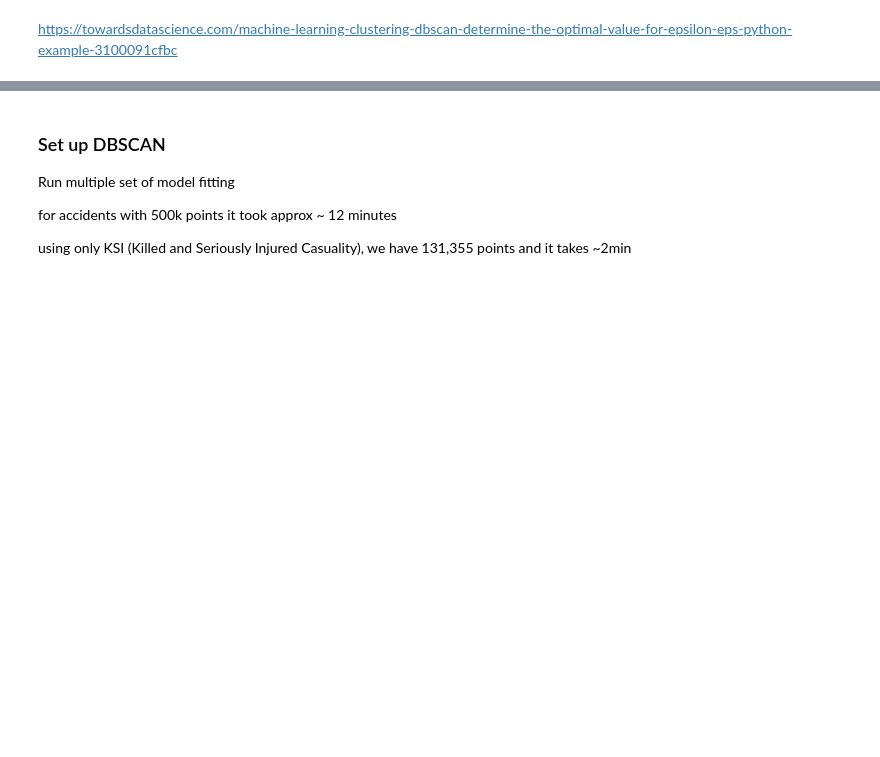
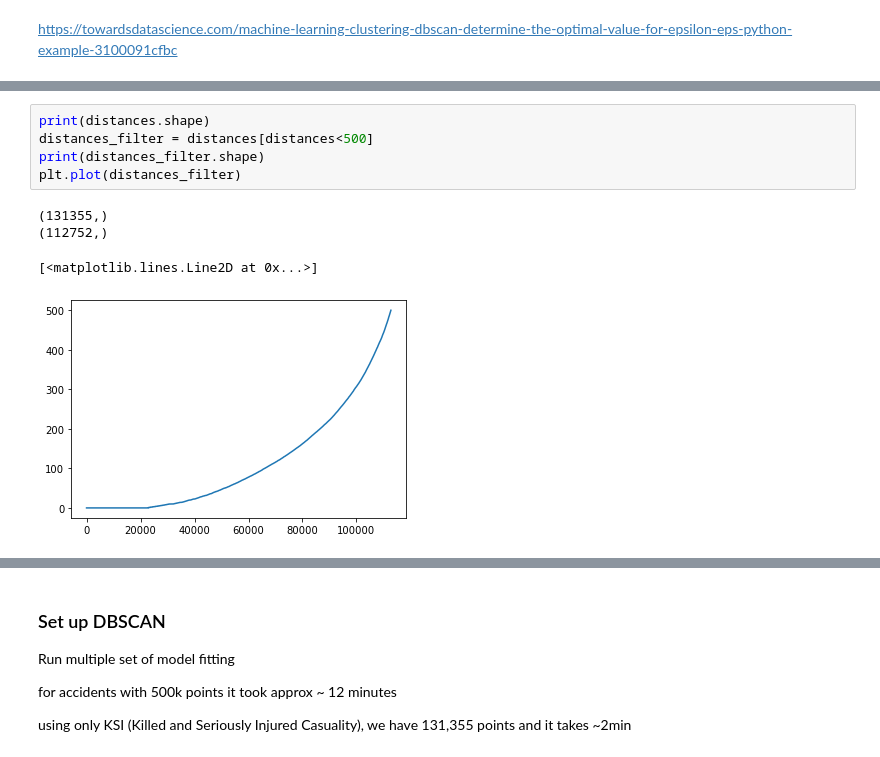
Before and after one commit to GaborJenei/DS-Stackoverflow-Survey, a Jupyter notebook: 01_Intro_to_DS/3_BlogPost/Udacity DSND Project1_BlogPost.ipynb, the cells around one changed output, grey strips where cells are left out. Saved outputs shown, nothing was run; the diff lists cells and outputs as text; blank space fills up the shorter version.

```diff
--- a/01_Intro_to_DS/3_BlogPost/Udacity DSND Project1_BlogPost.ipynb
+++ b/01_Intro_to_DS/3_BlogPost/Udacity DSND Project1_BlogPost.ipynb
@@ -371,0 +395,10 @@ https://towardsdatascience.com/machine-learning-clustering-dbscan-determine-the-
+# %%
+print(distances.shape)
+distances_filter = distances[distances<500]
+print(distances_filter.shape)
+plt.plot(distances_filter)
+# %% [output]
+(131355,)
+(112752,)
+[<matplotlib.lines.Line2D at 0x...>]
+[figure, added]
```
Also changed, not shown: parts of 50 cells of this notebook.
